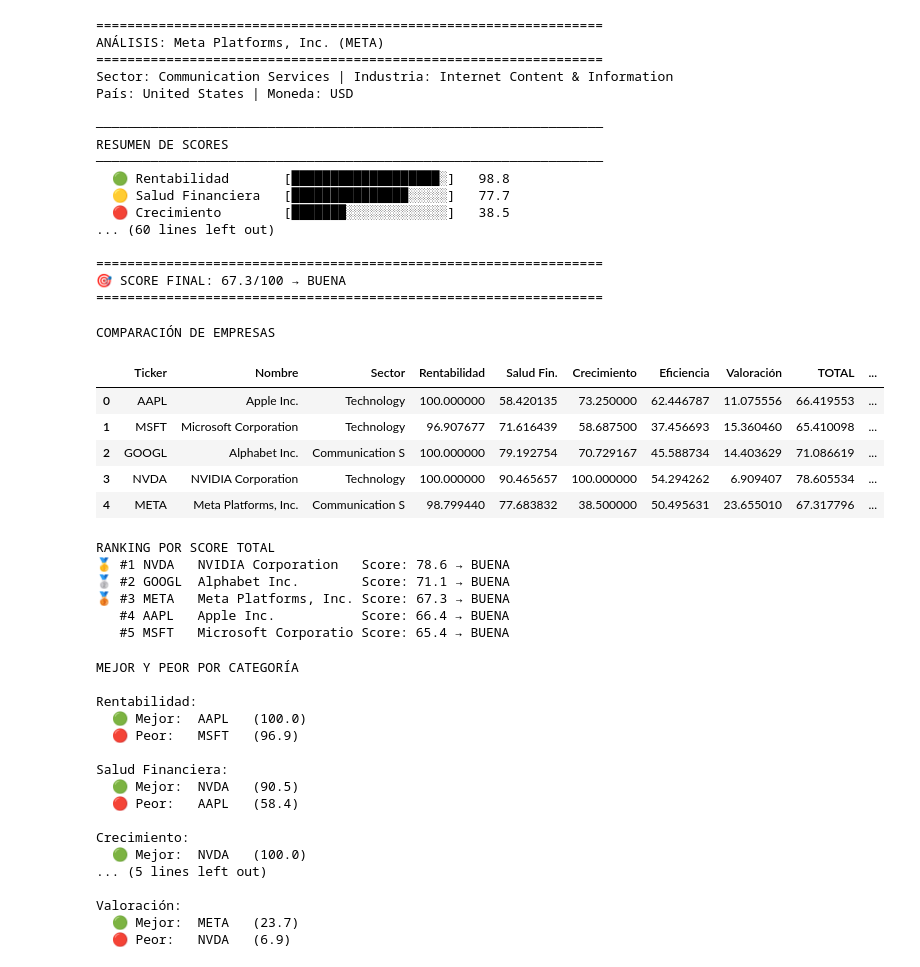
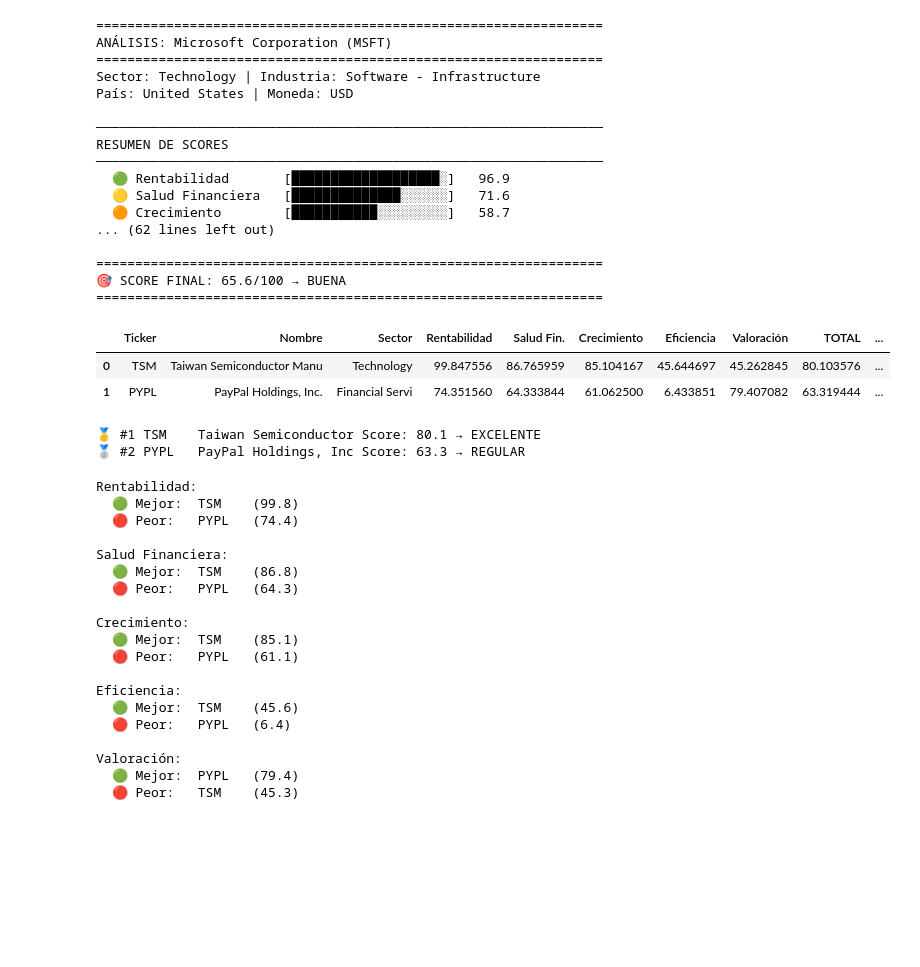
Before and after one commit to marcosherediapimienta/quant, a Jupyter notebook: projects/quant/pm/valuation_analysis.ipynb, the cells around one changed output. Cells and saved outputs as stored; diff of their text form; code cells hidden in the pictures; blank space fills up the shorter version.

```diff
--- a/projects/quant/pm/valuation_analysis.ipynb
+++ b/projects/quant/pm/valuation_analysis.ipynb
@@ -20,56 +20,43 @@ comparator = ComparisonAnalyzer(company_analyzer=analyzer)
 sector_analyzer = SectorAnalyzer(company_analyzer=analyzer)
 reporter = CompanyReporter()
 # %%
-result = analyzer.analyze("META")
+result = analyzer.analyze("MSFT")
 print(reporter.render(result))
 # %% [output]
 =================================================================
-ANÁLISIS: Meta Platforms, Inc. (META)
+ANÁLISIS: Microsoft Corporation (MSFT)
 =================================================================
-Sector: Communication Services | Industria: Internet Content & Information
+Sector: Technology | Industria: Software - Infrastructure
 País: United States | Moneda: USD
 
 ─────────────────────────────────────────────────────────────────
 RESUMEN DE SCORES
 ─────────────────────────────────────────────────────────────────
-  🟢 Rentabilidad       [███████████████████░]   98.8
-  🟡 Salud Financiera   [███████████████░░░░░]   77.7
-  🔴 Crecimiento        [███████░░░░░░░░░░░░░]   38.5
-... (60 lines left out)
+  🟢 Rentabilidad       [███████████████████░]   96.9
+  🟡 Salud Financiera   [██████████████░░░░░░]   71.6
+  🟠 Crecimiento        [███████████░░░░░░░░░]   58.7
+... (62 lines left out)
 
 =================================================================
-🎯 SCORE FINAL: 67.3/100 → BUENA
+🎯 SCORE FINAL: 65.6/100 → BUENA
 =================================================================
 # %%
-TICKERS = ["AAPL", "MSFT", "GOOGL", "NVDA", "META"]
+TICKERS = ["TSM", "PYPL"]
 
 comparison = comparator.compare(TICKERS)
-print("COMPARACIÓN DE EMPRESAS")
 display(comparison['summary_df'])
 # %% [output]
-COMPARACIÓN DE EMPRESAS
 |  | Ticker | Nombre | Sector | Rentabilidad | Salud Fin. | Crecimiento | Eficiencia | Valoración | TOTAL | ... |
-| 0 | AAPL | Apple Inc. | Technology | 100.000000 | 58.420135 | 73.250000 | 62.446787 | 11.075556 | 66.419553 | ... |
-| 1 | MSFT | Microsoft Corporation | Technology | 96.907677 | 71.616439 | 58.687500 | 37.456693 | 15.360460 | 65.410098 | ... |
-| 2 | GOOGL | Alphabet Inc. | Communication S | 100.000000 | 79.192754 | 70.729167 | 45.588734 | 14.403629 | 71.086619 | ... |
-| 3 | NVDA | NVIDIA Corporation | Technology | 100.000000 | 90.465657 | 100.000000 | 54.294262 | 6.909407 | 78.605534 | ... |
-| 4 | META | Meta Platforms, Inc. | Communication S | 98.799440 | 77.683832 | 38.500000 | 50.495631 | 23.655010 | 67.317796 | ... |
+| 0 | TSM | Taiwan Semiconductor Manu | Technology | 99.847556 | 86.765959 | 85.104167 | 45.644697 | 45.262845 | 80.103576 | ... |
+| 1 | PYPL | PayPal Holdings, Inc. | Financial Servi | 74.351560 | 64.333844 | 61.062500 | 6.433851 | 79.407082 | 63.319444 | ... |
 # %%
-print("RANKING POR SCORE TOTAL")
-
 for item in comparison['ranking']:
     emoji = "🥇" if item['rank'] == 1 else "🥈" if item['rank'] == 2 else "🥉" if item['rank'] == 3 else "  "
     print(f"{emoji} #{item['rank']} {item['ticker']:<6} {item['name'][:20]:<20} Score: {item['score']:.1f} → {item['conclusion']}")
 # %% [output]
-RANKING POR SCORE TOTAL
-🥇 #1 NVDA   NVIDIA Corporation   Score: 78.6 → BUENA
-🥈 #2 GOOGL  Alphabet Inc.        Score: 71.1 → BUENA
-🥉 #3 META   Meta Platforms, Inc. Score: 67.3 → BUENA
-   #4 AAPL   Apple Inc.           Score: 66.4 → BUENA
-   #5 MSFT   Microsoft Corporatio Score: 65.4 → BUENA
+🥇 #1 TSM    Taiwan Semiconductor Score: 80.1 → EXCELENTE
+🥈 #2 PYPL   PayPal Holdings, Inc Score: 63.3 → REGULAR
 # %%
-print("MEJOR Y PEOR POR CATEGORÍA")
-
 category_names = {
     'profitability': 'Rentabilidad',
     'financial_health': 'Salud Financiera',
@@ -86,23 +73,25 @@ for cat, data in comparison['category_leaders'].items():
     print(f"  🟢 Mejor:  {best['ticker']:<6} ({best['score']:.1f})")
     print(f"  🔴 Peor:   {worst['ticker']:<6} ({worst['score']:.1f})")
 # %% [output]
-MEJOR Y PEOR POR CATEGORÍA
-
 Rentabilidad:
-  🟢 Mejor:  AAPL   (100.0)
-  🔴 Peor:   MSFT   (96.9)
+  🟢 Mejor:  TSM    (99.8)
+  🔴 Peor:   PYPL   (74.4)
 
 Salud Financiera:
-  🟢 Mejor:  NVDA   (90.5)
-  🔴 Peor:   AAPL   (58.4)
+  🟢 Mejor:  TSM    (86.8)
+  🔴 Peor:   PYPL   (64.3)
 
 Crecimiento:
-  🟢 Mejor:  NVDA   (100.0)
-... (5 lines left out)
+  🟢 Mejor:  TSM    (85.1)
+  🔴 Peor:   PYPL   (61.1)
+
+Eficiencia:
+  🟢 Mejor:  TSM    (45.6)
+  🔴 Peor:   PYPL   (6.4)
 
 Valoración:
-  🟢 Mejor:  META   (23.7)
-  🔴 Peor:   NVDA   (6.9)
+  🟢 Mejor:  PYPL   (79.4)
+  🔴 Peor:   TSM    (45.3)
 # %%
 print("POSICIÓN RELATIVA VS PEERS")
 
```
Also changed, not shown: parts of 1 cell of this notebook, 10 other files.
